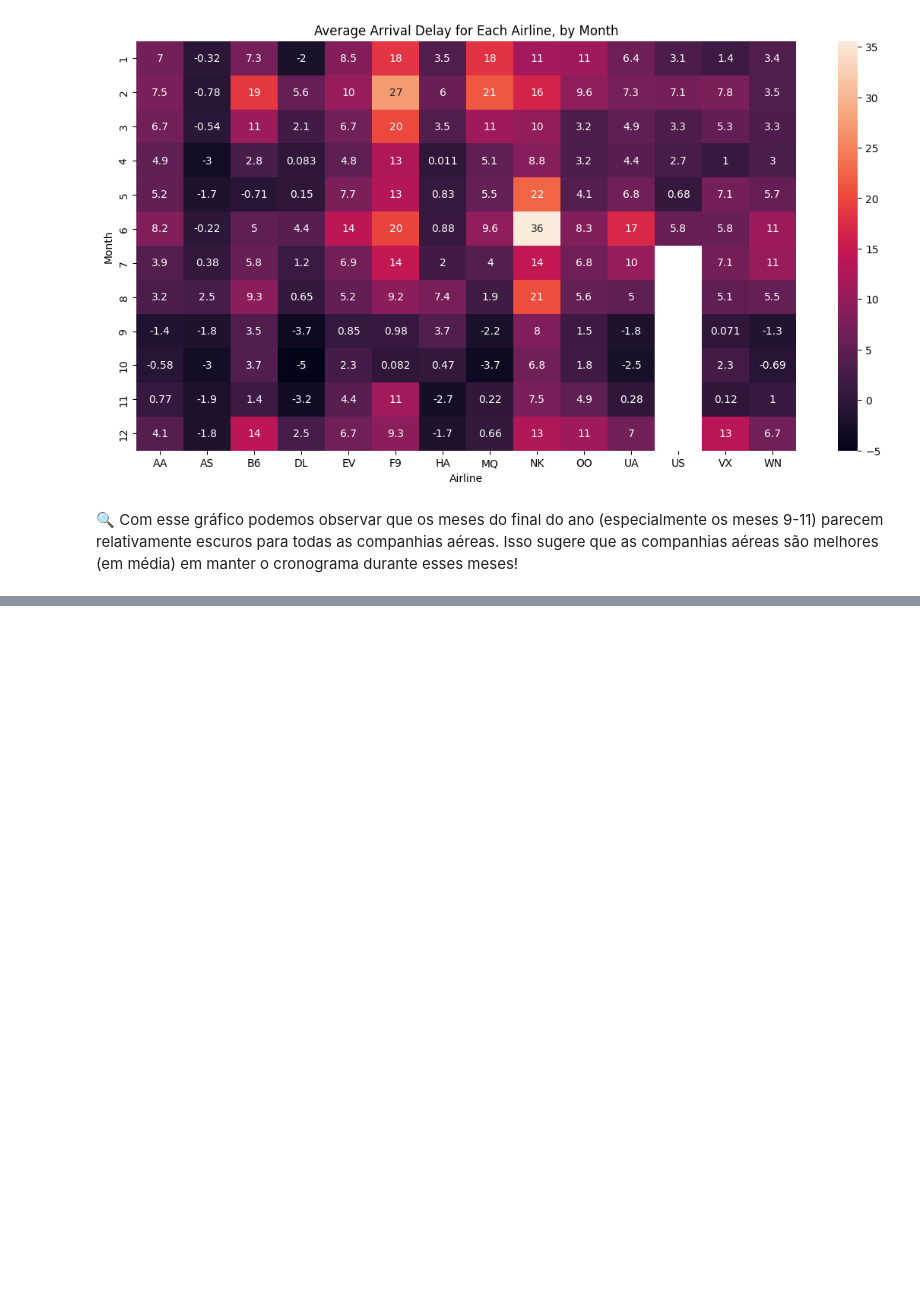
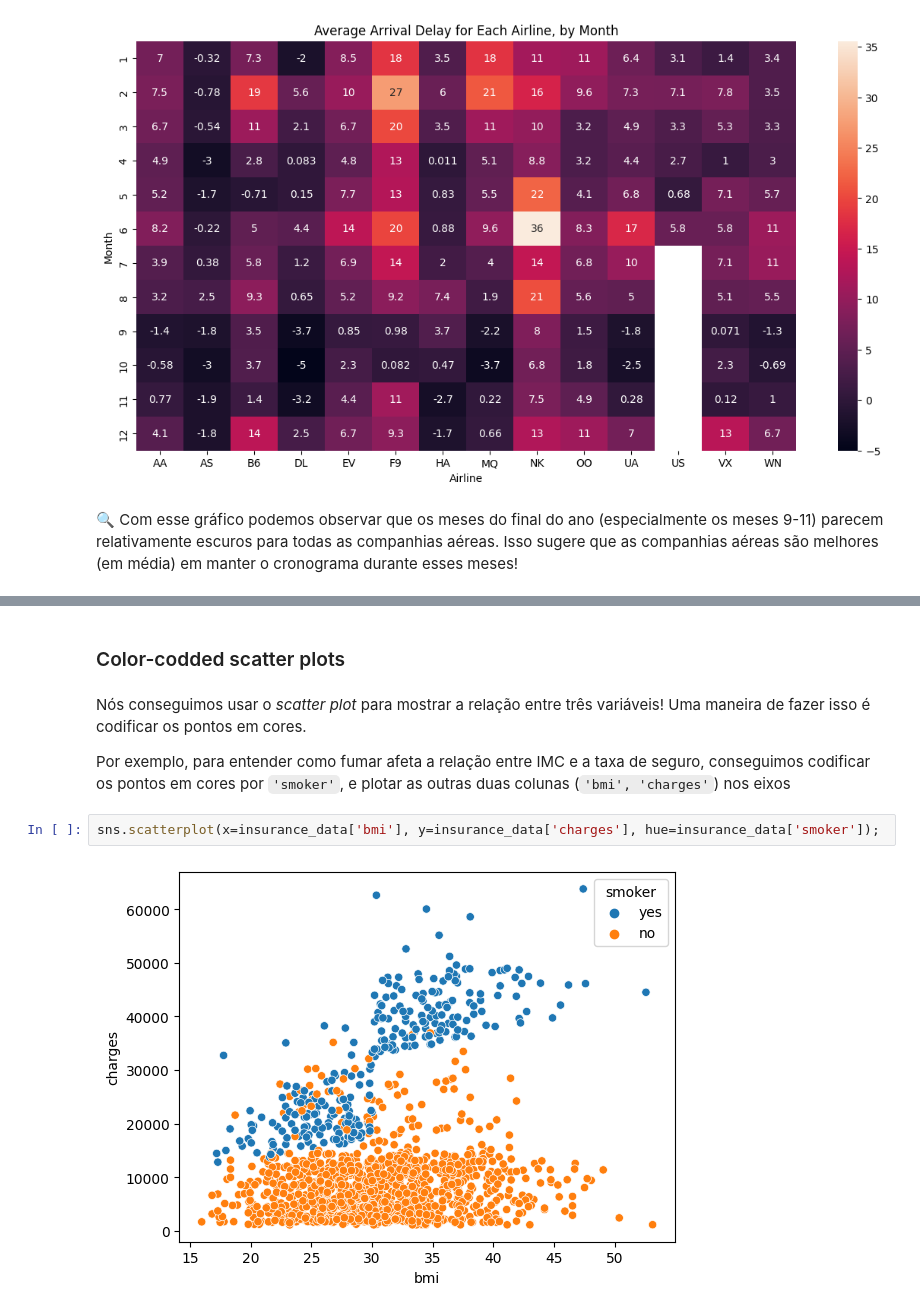
Before and after one commit to kawakami01/kaggle-courses, a Jupyter notebook: Data Visualization Course/kaggle-data-visualization-course.ipynb, the cells around one changed output, grey strips where cells are left out. Saved outputs shown, nothing was run; the diff lists cells and outputs as text; blank space fills up the shorter version.

```diff
--- a/Data Visualization Course/kaggle-data-visualization-course.ipynb
+++ b/Data Visualization Course/kaggle-data-visualization-course.ipynb
@@ -174,0 +228,10 @@ plt.xlabel('Airline');
+# %% [markdown]
+### Color-codded scatter plots
+# %% [markdown]
+Nós conseguimos usar o *scatter plot* para mostrar a relação entre três variáveis! Uma maneira de fazer isso é codificar os pontos em cores.
+
+Por exemplo, para entender como fumar afeta a relação entre IMC e a taxa de seguro, conseguimos codificar os pontos em cores por `'smoker'`, e plotar as outras duas colunas (`'bmi', 'charges'`) nos eixos
+# %%
+sns.scatterplot(x=insurance_data['bmi'], y=insurance_data['charges'], hue=insurance_data['smoker']);
+# %% [output]
+[figure, added]
```
Also changed, not shown: parts of 17 cells of this notebook, 2 other files.
